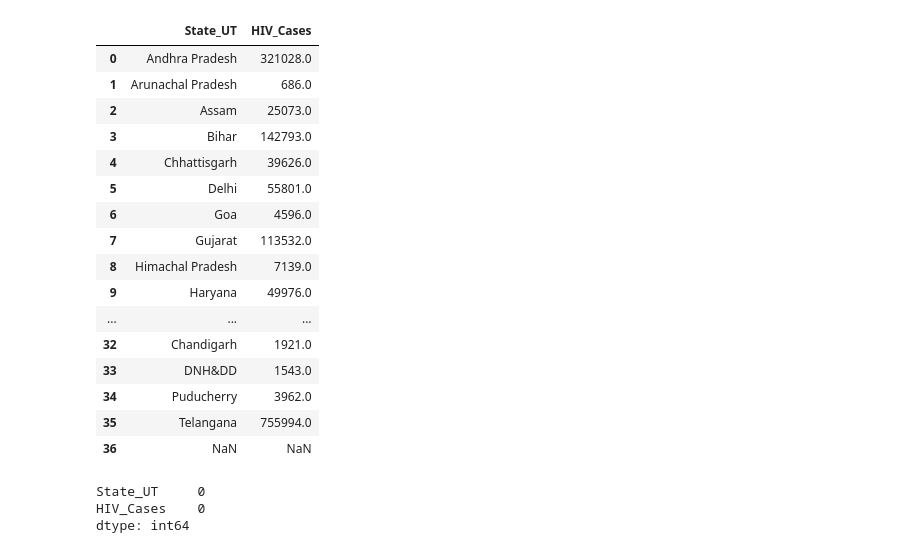
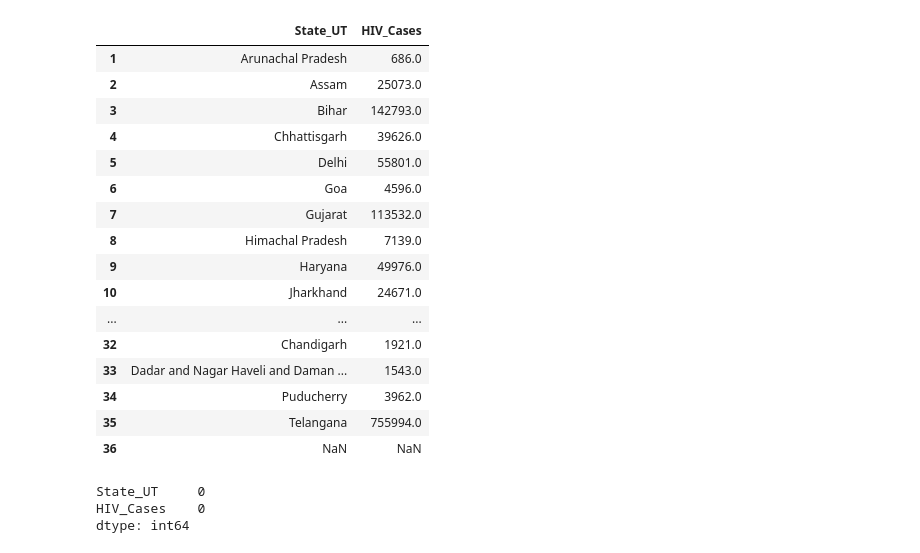
Before and after one commit to CoderMayankD/TB-Risk, a Jupyter notebook: HIV_Cases/HIV_DataPreprocess.ipynb, the cells around one changed output. Cells and saved outputs as stored; diff of their text form; code cells hidden in the pictures.

```diff
--- a/HIV_Cases/HIV_DataPreprocess.ipynb
+++ b/HIV_Cases/HIV_DataPreprocess.ipynb
@@ -2,29 +2,29 @@
 import pandas as pd
 import plotly.express as px
 import numpy as np
-# %%
-hivfilepath="HIV_Data.csv"
-hivdata=pd.read_csv(hivfilepath)
-hivdata.drop("S.No.",axis=1, inplace=True)
-hivdata
-# %% [output]
-|  | State_UT | HIV_Cases |
-| 0 | Andhra Pradesh | 321028.0 |
-| 1 | Arunachal Pradesh | 686.0 |
-| 2 | Assam | 25073.0 |
-| 3 | Bihar | 142793.0 |
-| 4 | Chhattisgarh | 39626.0 |
-| 5 | Delhi | 55801.0 |
-| 6 | Goa | 4596.0 |
-| 7 | Gujarat | 113532.0 |
-| 8 | Himachal Pradesh | 7139.0 |
-| 9 | Haryana | 49976.0 |
-| ... | ... | ... |
-| 32 | Chandigarh | 1921.0 |
-| 33 | DNH&DD | 1543.0 |
-| 34 | Puducherry | 3962.0 |
-| 35 | Telangana | 755994.0 |
-| 36 | NaN | NaN |
+# %%
+hivfilepath="HIV_Data.csv"
+index=[i for i in range(1,37)]
+hivdata=pd.DataFrame(pd.read_csv(hivfilepath, usecols=(1,2)).sort_values(by="State_UT"),index=index)
+hivdata
+# %% [output]
+|  | State_UT | HIV_Cases |
+| 1 | Arunachal Pradesh | 686.0 |
+| 2 | Assam | 25073.0 |
+| 3 | Bihar | 142793.0 |
+| 4 | Chhattisgarh | 39626.0 |
+| 5 | Delhi | 55801.0 |
+| 6 | Goa | 4596.0 |
+| 7 | Gujarat | 113532.0 |
+| 8 | Himachal Pradesh | 7139.0 |
+| 9 | Haryana | 49976.0 |
+| 10 | Jharkhand | 24671.0 |
+| ... | ... | ... |
+| 32 | Chandigarh | 1921.0 |
+| 33 | Dadar and Nagar Haveli and Daman ... | 1543.0 |
+| 34 | Puducherry | 3962.0 |
+| 35 | Telangana | 755994.0 |
+| 36 | NaN | NaN |
 # %%
 hivdata.dropna(axis=0,inplace=True) # removed Last Row Having NA
 hivdata.isna().sum()
```
Also changed, not shown: parts of 5 cells of this notebook, 12 other files.
